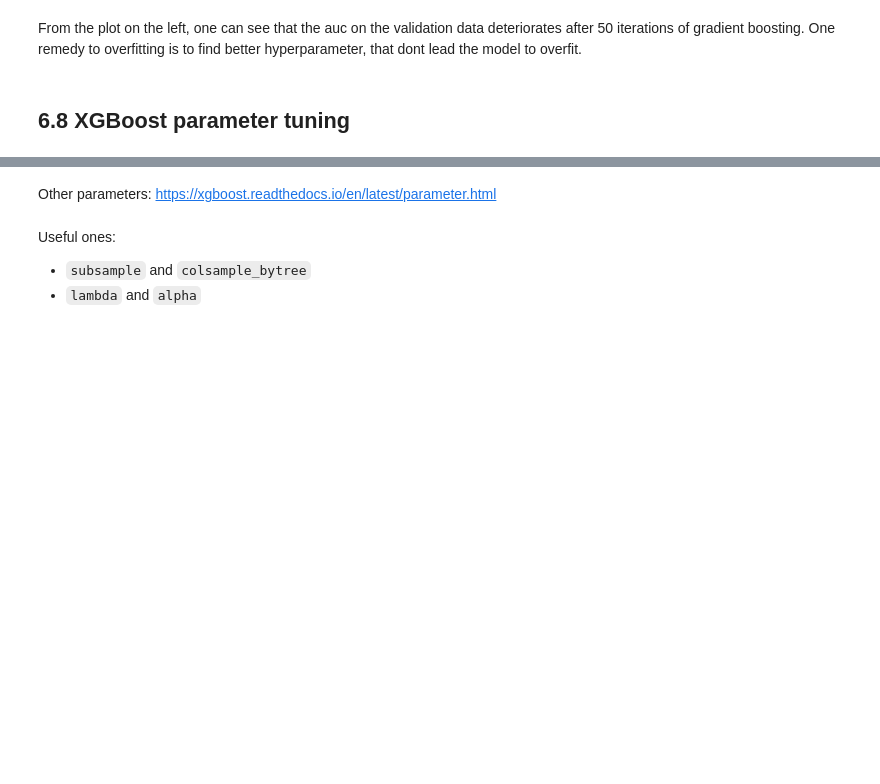
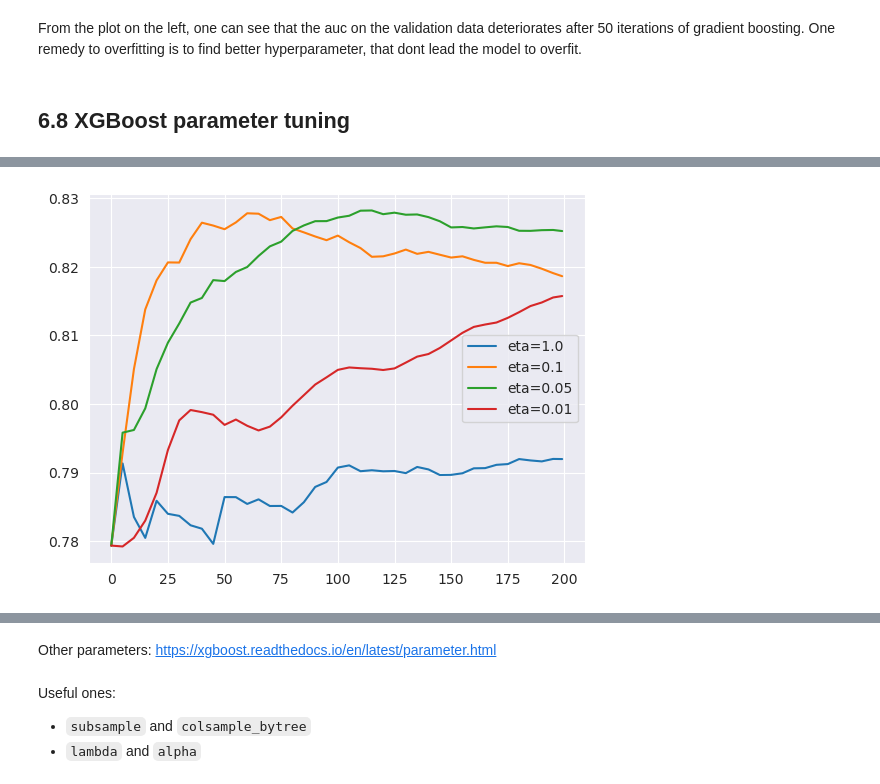
Before and after one commit to joweyel/ml-zoomcamp-material, a Jupyter notebook: 06-trees/code/section6-notebook.ipynb, the cells around one changed output, grey strips where cells are left out. Cells and saved outputs as stored; diff of their text form; code cells hidden in the pictures; blank space fills up the shorter version.

```diff
--- a/06-trees/code/section6-notebook.ipynb
+++ b/06-trees/code/section6-notebook.ipynb
@@ -1273,0 +1301,15 @@ Tuning the following parameters:
+# %%
+scores = {}
+# %%
+output = captured_output.getvalue()
+# %%
+key = f"eta={str(xgb_params['eta'])}"
+scores[key] = parse_xgb_output(output)
+# %%
+etas = ["eta=1.0", "eta=0.3", "eta=0.1"]
+
+for eta in etas:
+    df_score = scores[eta]
+    plt.plot(df_score["num_iter"], df_score["val_auc"], label=eta)
+plt.legend()
+plt.show()
@@ -1273,0 +1324,10 @@ Tuning the following parameters:
+# %%
+etas = ["eta=1.0", "eta=0.1", "eta=0.05", "eta=0.01"]
+
+for eta in etas:
+    df_score = scores[eta]
+    plt.plot(df_score["num_iter"], df_score["val_auc"], label=eta)
+plt.legend()
+plt.show()
+# %% [output]
+[figure, added]
```
Also changed, not shown: parts of 52 cells of this notebook, 2 other files.
